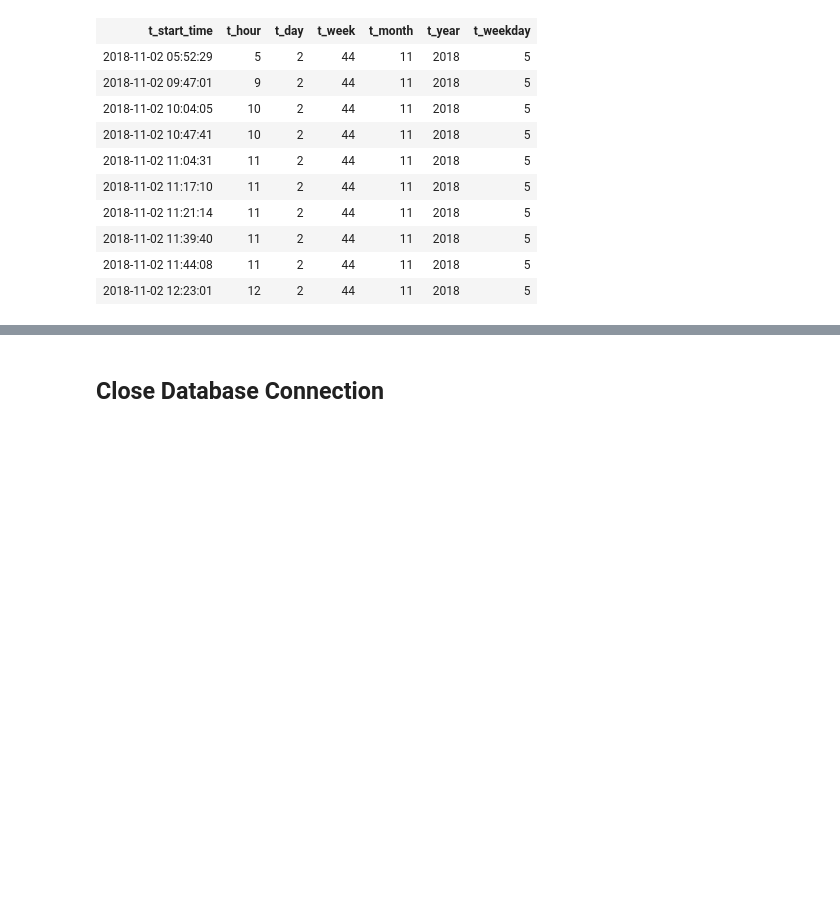
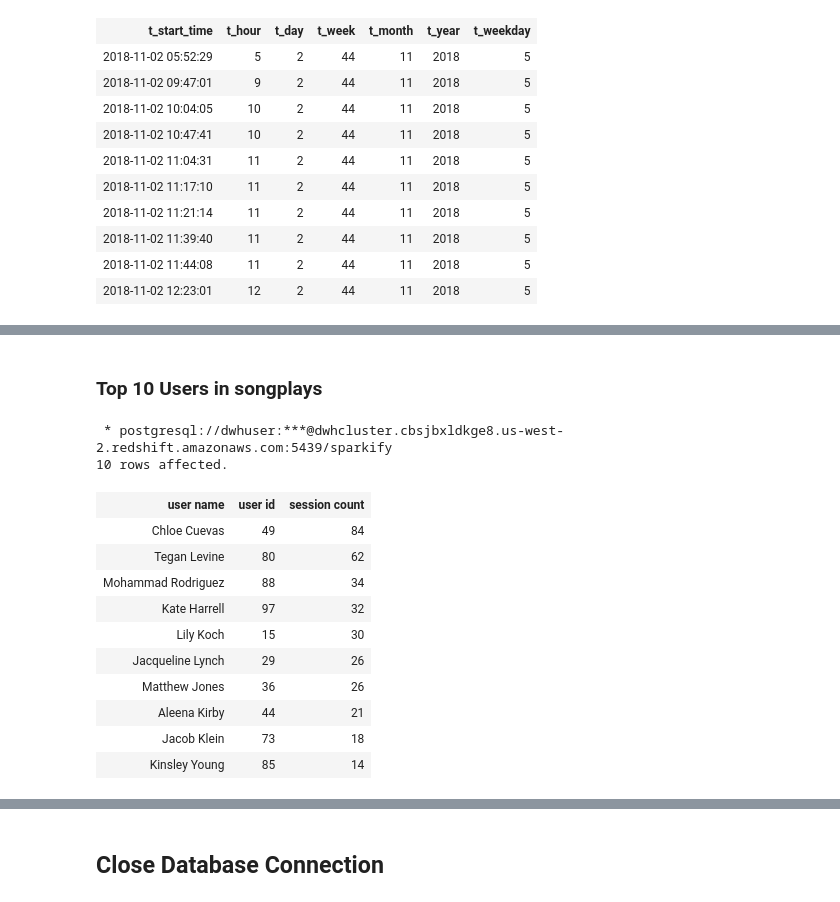
Before and after one commit to stephanderton/ETL-Cloud-Data-Warehouse, a Jupyter notebook: etl.ipynb, the cells around one changed output, grey strips where cells are left out. Cells and saved outputs as stored; diff of their text form; code cells hidden in the pictures; blank space fills up the shorter version.

```diff
--- a/etl.ipynb
+++ b/etl.ipynb
@@ -265,0 +307,32 @@ LIMIT  10;
+# %% [markdown]
+### Top 10 Users in songplays
+# %%
+%%sql
+WITH songplays_ext AS (
+         SELECT *
+         FROM   songplays
+         JOIN   users
+         ON     sp_user_id = u_user_id
+    )
+
+SELECT   DISTINCT( u_first_name || ' ' || u_last_name ) AS "user name",
+         u_user_id AS "user ID",
+         COUNT( sp_session_id ) AS "session count"
+FROM     songplays_ext
+GROUP BY "user ID", "user name"
+ORDER BY "session count" DESC
+LIMIT    10;
+# %% [output]
+ * postgresql://dwhuser:***@dwhcluster.cbsjbxldkge8.us-west-2.redshift.amazonaws.com:5439/sparkify
+10 rows affected.
+| user name | user id | session count |
+| Chloe Cuevas | 49 | 84 |
+| Tegan Levine | 80 | 62 |
+| Mohammad Rodriguez | 88 | 34 |
+| Kate Harrell | 97 | 32 |
+| Lily Koch | 15 | 30 |
+| Jacqueline Lynch | 29 | 26 |
+| Matthew Jones | 36 | 26 |
+| Aleena Kirby | 44 | 21 |
+| Jacob Klein | 73 | 18 |
+| Kinsley Young | 85 | 14 |
```
Also changed, not shown: parts of 11 cells of this notebook, 2 other files.
